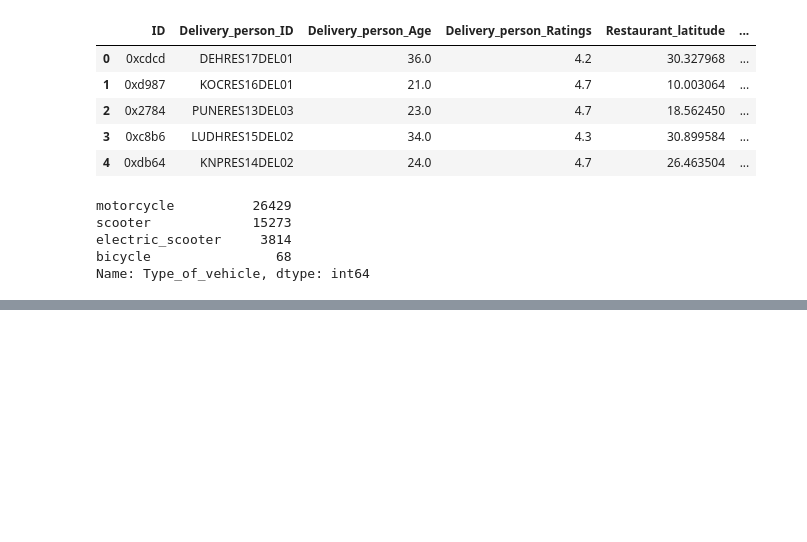
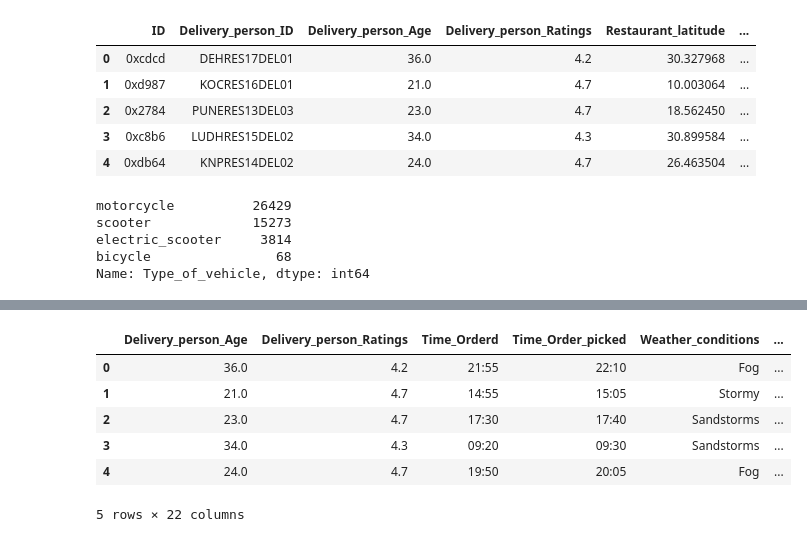
Before and after one commit to Abhishek5635/zomato_ml_project, a Jupyter notebook: notebook/EDA.ipynb, the cells around one changed output, grey strips where cells are left out. Drawn from its saved outputs; the diff is of its cells as text; code cells hidden in the pictures; blank space fills up the shorter version.

Commit message:
data cleaning

```diff
--- a/notebook/EDA.ipynb
+++ b/notebook/EDA.ipynb
@@ -179,0 +195,3 @@ data.head()
+# %%
+
+data['year']= data["Order_Date"].str.split('-').str[2].astype(int)
@@ -180,2 +208,2 @@ data.head()
 # %%
-data['distance_to_point2'].str.replace('km', '')
+data['Distance_of_Delivery']=data['distance_to_point2'].astype(str).str.replace(' km', '')
@@ -183,0 +220,15 @@ NameError: name 'data' is not defined
+# %%
+un_necessary_col = ['ID','Delivery_person_ID','Restaurant_latitude','Restaurant_longitude', 'Delivery_location_latitude', 'Delivery_location_longitude','Order_Date']
+# %%
+for col in un_necessary_col:
+    data.drop([col], axis = 1, inplace = True)
+# %%
+data.head()
+# %% [output]
+|  | Delivery_person_Age | Delivery_person_Ratings | Time_Orderd | Time_Order_picked | Weather_conditions | ... |
+| 0 | 36.0 | 4.2 | 21:55 | 22:10 | Fog | ... |
+| 1 | 21.0 | 4.7 | 14:55 | 15:05 | Stormy | ... |
+| 2 | 23.0 | 4.7 | 17:30 | 17:40 | Sandstorms | ... |
+| 3 | 34.0 | 4.3 | 09:20 | 09:30 | Sandstorms | ... |
+| 4 | 24.0 | 4.7 | 19:50 | 20:05 | Fog | ... |
+5 rows × 22 columns
```
Also changed, not shown: parts of 17 cells of this notebook, 2 other files.
